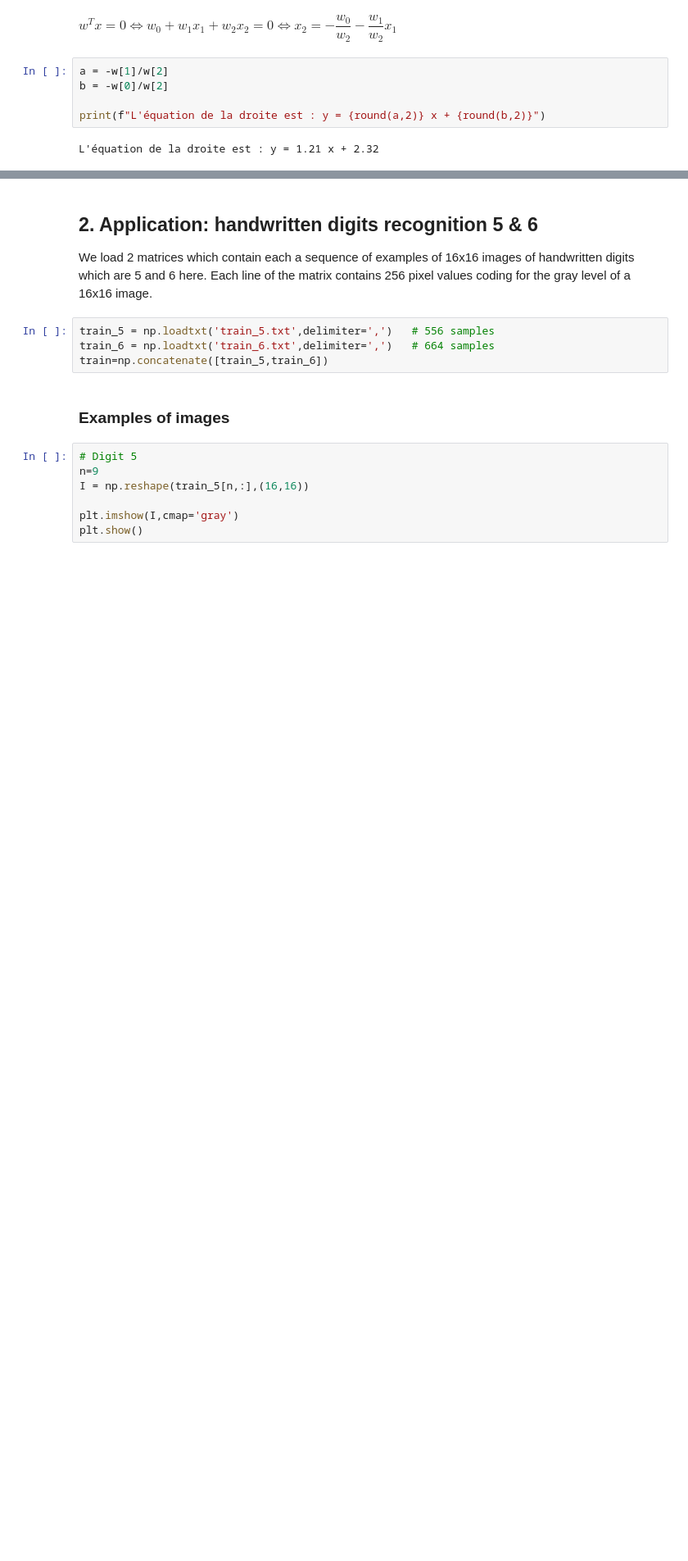
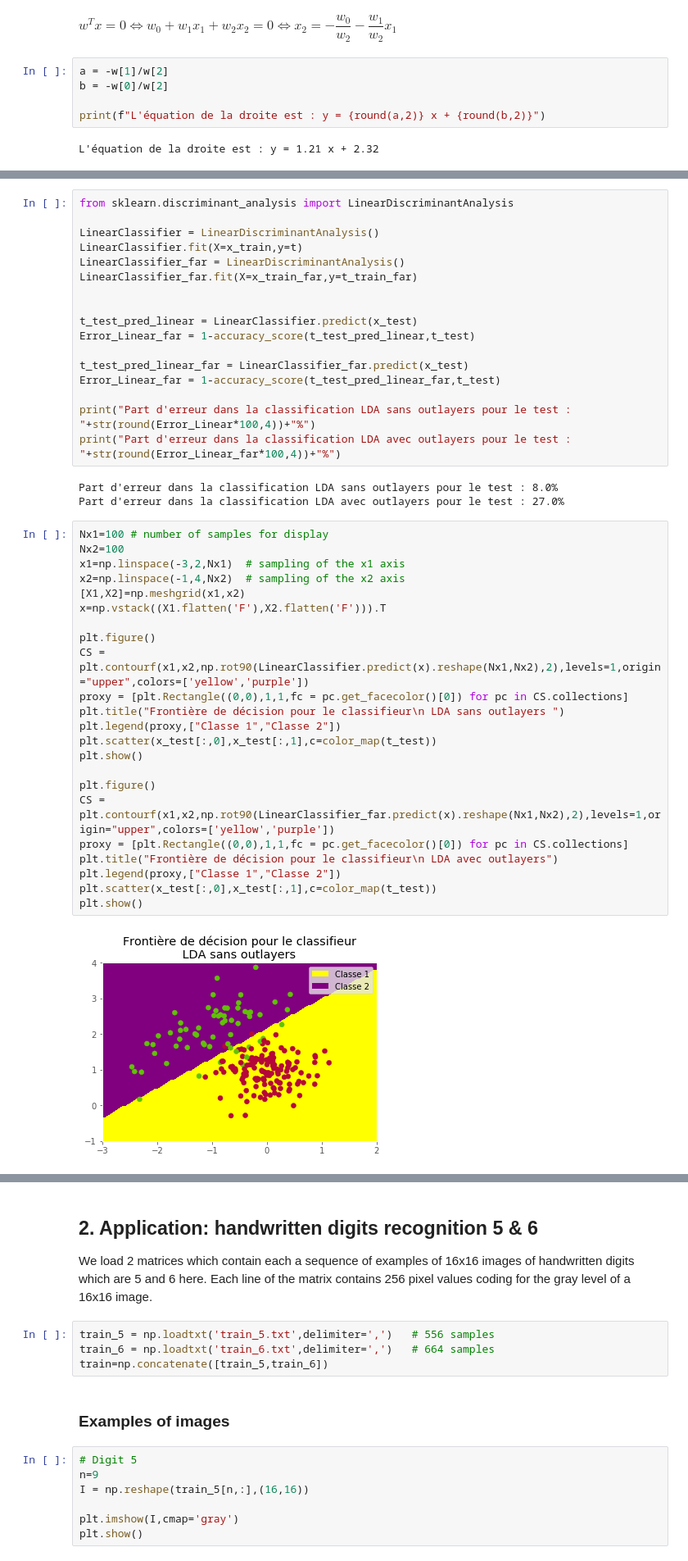
Before and after one commit to VictorCilleros/ML, a Jupyter notebook: TP3_archive/TP3_logistic_regression.ipynb, the cells around one changed output, grey strips where cells are left out. Shown: that part at 82% size. Cells and saved outputs as stored; diff of their text form; blank space fills up the shorter version.

```diff
--- a/TP3_archive/TP3_logistic_regression.ipynb
+++ b/TP3_archive/TP3_logistic_regression.ipynb
@@ -235,0 +276,45 @@ La différence des b :5.518699044415598e-07
+# %%
+from sklearn.discriminant_analysis import LinearDiscriminantAnalysis
+
+LinearClassifier = LinearDiscriminantAnalysis()
+LinearClassifier.fit(X=x_train,y=t)
+LinearClassifier_far = LinearDiscriminantAnalysis()
+LinearClassifier_far.fit(X=x_train_far,y=t_train_far)
+
+
+t_test_pred_linear = LinearClassifier.predict(x_test)
+Error_Linear_far = 1-accuracy_score(t_test_pred_linear,t_test)
+
+t_test_pred_linear_far = LinearClassifier_far.predict(x_test)
+Error_Linear_far = 1-accuracy_score(t_test_pred_linear_far,t_test)
+
+print("Part d'erreur dans la classification LDA sans outlayers pour le test : "+str(round(Error_Linear*100,4))+"%")
+print("Part d'erreur dans la classification LDA avec outlayers pour le test : "+str(round(Error_Linear_far*100,4))+"%")
+# %% [output]
+Part d'erreur dans la classification LDA sans outlayers pour le test : 8.0%
+Part d'erreur dans la classification LDA avec outlayers pour le test : 27.0%
+# %%
+Nx1=100 # number of samples for display
+Nx2=100
+x1=np.linspace(-3,2,Nx1)  # sampling of the x1 axis
+x2=np.linspace(-1,4,Nx2)  # sampling of the x2 axis
+[X1,X2]=np.meshgrid(x1,x2)
+x=np.vstack((X1.flatten('F'),X2.flatten('F'))).T
+
+plt.figure()
+CS = plt.contourf(x1,x2,np.rot90(LinearClassifier.predict(x).reshape(Nx1,Nx2),2),levels=1,origin="upper",colors=['yellow','purple'])
+proxy = [plt.Rectangle((0,0),1,1,fc = pc.get_facecolor()[0]) for pc in CS.collections]
+plt.title("Frontière de décision pour le classifieur\n LDA sans outlayers ")
+plt.legend(proxy,["Classe 1","Classe 2"])
+plt.scatter(x_test[:,0],x_test[:,1],c=color_map(t_test))
+plt.show()
+
+plt.figure()
+CS = plt.contourf(x1,x2,np.rot90(LinearClassifier_far.predict(x).reshape(Nx1,Nx2),2),levels=1,origin="upper",colors=['yellow','purple'])
+proxy = [plt.Rectangle((0,0),1,1,fc = pc.get_facecolor()[0]) for pc in CS.collections]
+plt.title("Frontière de décision pour le classifieur\n LDA avec outlayers")
+plt.legend(proxy,["Classe 1","Classe 2"])
+plt.scatter(x_test[:,0],x_test[:,1],c=color_map(t_test))
+plt.show()
+# %% [output]
+[figure, added]
```
Also changed, not shown: parts of 33 cells of this notebook.
